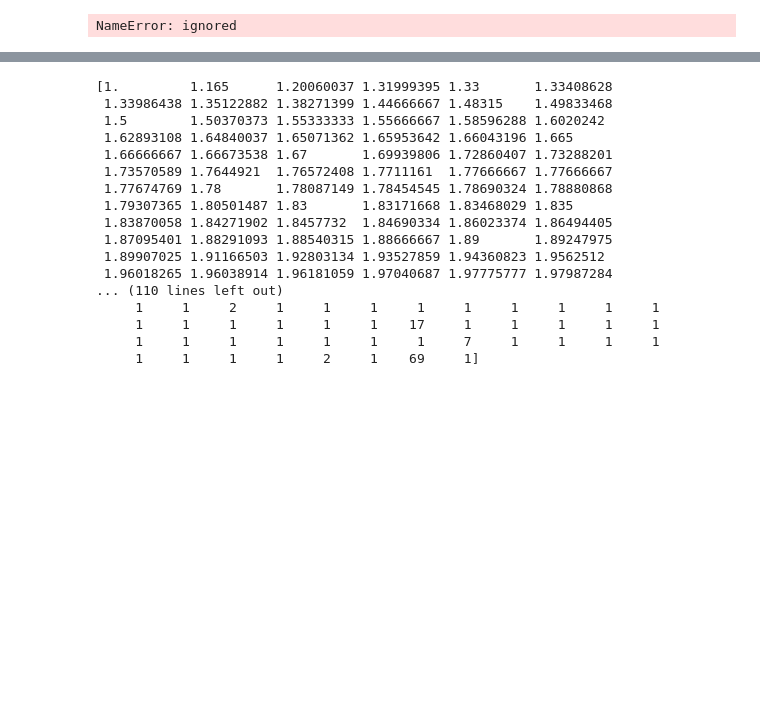
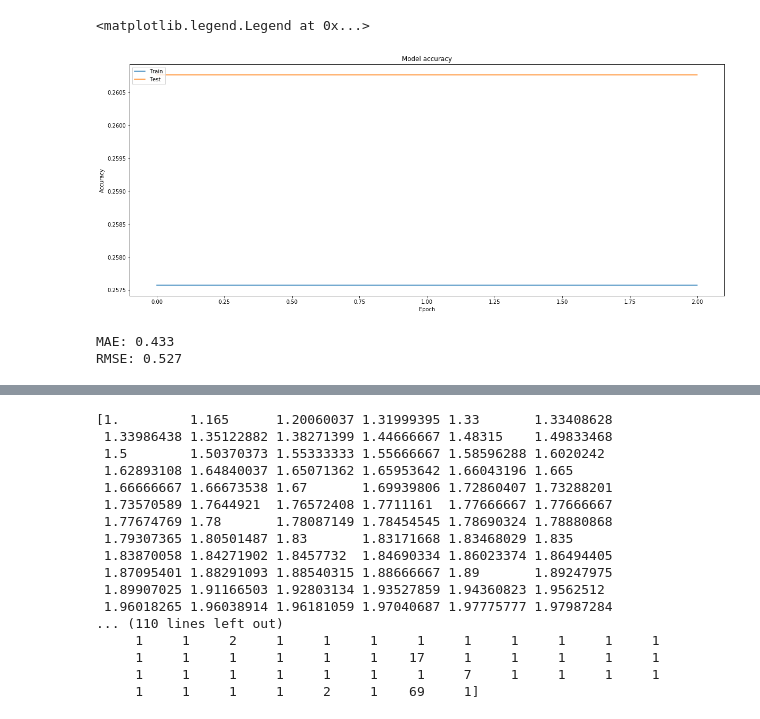
Before and after one commit to EZ6990/DeepLearning, a Jupyter notebook: KaggleHomeDepot.ipynb, the cells around one changed output, grey strips where cells are left out. Drawn from its saved outputs; the diff is of its cells as text; code cells hidden in the pictures; blank space fills up the shorter version.

```diff
--- a/KaggleHomeDepot.ipynb
+++ b/KaggleHomeDepot.ipynb
@@ -120,7 +119,6 @@ class MyCharGenerator(Sequence):
 class MyWordGenerator(Sequence):
   def __init__(self,padding,df,batch_size=32,char_value=0):
     self.padding=padding
-    self.char_value=char_value
     self.df=df
     self.batch_size=batch_size
     self.words_dictonary = {}
@@ -161,10 +159,14 @@ class MyWordGenerator(Sequence):
       if(len(y) > 0):
         yield np.array([X1,X2]),y
 
-loss_index = 0
+
 def rmse(y_true, y_pred):
   return K.sqrt(K.mean(K.square(y_pred - y_true), axis=-1))
 
+def our_mse(y_true, y_pred):
+  return K.mean(K.square(y_pred - y_true), axis=-1)
+
+loss_index = 0
 def new_loss(y_actual,y_predicted):
   global loss_index
   global y_train
@@ -176,13 +178,8 @@ def new_loss(y_actual,y_predicted):
   m = tf.constant(-0.00015)
   x = tf.constant(0.0)
   K.switch(tf.constant(y_train[x]))
-  for i in range(32):
-    if (True):
-      loss = tf.add(loss,tf.subtract(tf.constant(1.0),
-                                     cosine_loss(np.float32(X1_train[loss_index+i]),np.float32(X2_train[loss_index+i]))))
-    else:
-      loss = tf.add(loss,tf.maximum(tf.constant(0.0),
-                                    tf.subtract(cosine_loss(np.float32(X1_train[loss_index+i]), np.float32(X2_train[loss_index+i])),m)))
+  loss = tf.add(loss,tf.subtract(tf.constant(1.0),
+                                  cosine_loss(np.float32(X1_train[loss_index+i]),np.float32(X2_train[loss_index+i]))))
   loss_index+=32
   with open('log.log', 'a') as file:
     json.dump(loss_index, file)
@@ -247,5 +244,5 @@ def network(n_fetures,n_described=1):
 # %%
 siames_model=network(max_input_len)
 siames_model.summary()
-siames_model.compile(loss='msle' ,optimizer='adam',metrics=['mae','accuracy',rmse])
+siames_model.compile(loss=our_mse ,optimizer='adam',metrics=['mae','accuracy',rmse])
 # %% [output]
@@ -269,3 +266,3 @@ WARNING:tensorflow:From /usr/local/lib/python3.6/dist-packages/keras/backend/ten
 # %%
-model_hist = siames_model.fit([X1_train,X2_train],y_train,verbose=2,epochs=1,batch_size=20,validation_data=([X1_test,X2_test],y_test))
+model_hist = siames_model.fit([X1_train,X2_train],y_train,verbose=2,epochs=5,batch_size=20,validation_data=([X1_test,X2_test],y_test))
 # %% [output]
@@ -289,3 +280,14 @@ WARNING:tensorflow:From /usr/local/lib/python3.6/dist-packages/keras/backend/ten
+# %%
+fig, ax = plt.subplots(1,1,figsize=(20,8))
+ax.plot(model_hist.history['acc'])
+ax.plot(model_hist.history['val_acc'])
+ax.set_title('Model accuracy')
+ax.set_ylabel('Accuracy')
+ax.set_xlabel('Epoch')
+ax.legend(['Train', 'Test'], loc='upper left')
+# %% [output]
+<matplotlib.legend.Legend at 0x...>
+[figure, added]
 # %%
 def get_query(X):
   return pd.DataFrame(X,columns=['query','title'])['query'].values
@@ -327,15 +329,15 @@ pipeline = Pipeline(
      ('clf', LinearRegression()),
     ]
 )
-naive_model = cross_validate(pipeline, X_naive_train, y_naive_train, cv=5,return_estimator=True)
-
-predictions = naive_model['estimator'][4].predict(X_naive_test)
+naive_model = cross_validate(pipeline, X_naive_train, y_naive_train, cv=5,return_estimator=True,return_train_score=True,scoring='neg_mean_squared_error')
+best_estimator = np.argmax(naive_model['test_score'])
+predictions = naive_model['estimator'][best_estimator].predict(X_naive_test)
 mae = np.absolute((np.array(y_naive_test)-np.array(predictions))).mean()
-
 
 
 rmse = math.sqrt(((np.array(y_naive_test)-np.array(predictions))**2).mean())
 print("MAE: %.3f" %mae)
 print("RMSE: %.3f" %rmse)
 # %% [output]
-NameError: ignored
+MAE: 0.433
+RMSE: 0.527
```
Also changed, not shown: parts of 23 cells of this notebook.
